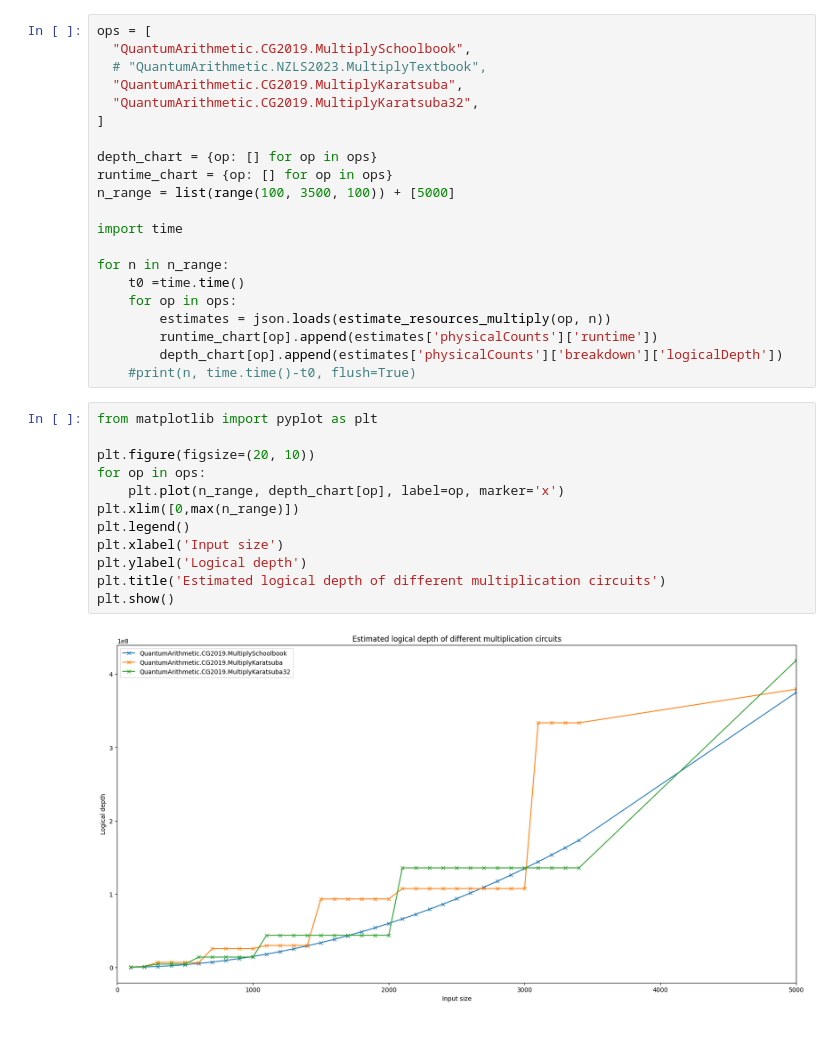
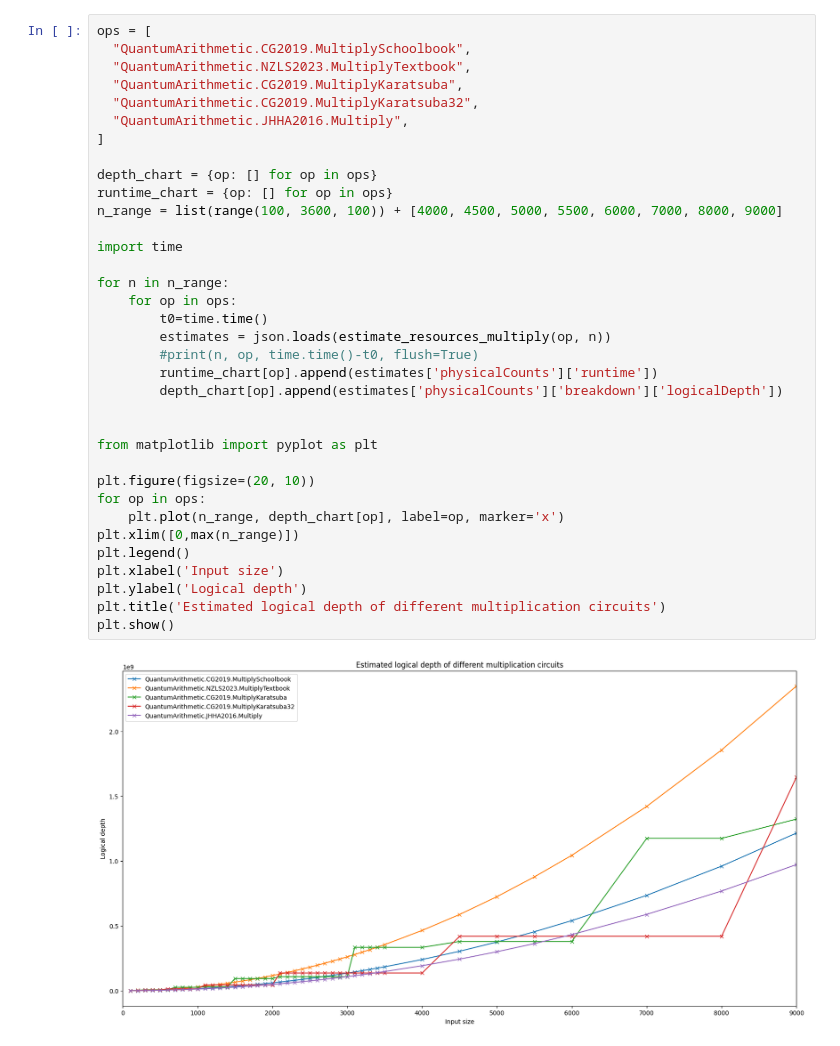
Before and after one commit to fedimser/quant-arith-re, a Jupyter notebook: resource_estimate/Resourse estimation for multipliers.ipynb, the cells around one changed output. Drawn from its saved outputs; the diff is of its cells as text.

```diff
--- a/resource_estimate/Resourse estimation for multipliers.ipynb
+++ b/resource_estimate/Resourse estimation for multipliers.ipynb
@@ -16,35 +16,37 @@ def estimate_resources_multiply(op, n):
 # %%
 ops = [
   "QuantumArithmetic.CG2019.MultiplySchoolbook",
-  # "QuantumArithmetic.NZLS2023.MultiplyTextbook",
+  "QuantumArithmetic.NZLS2023.MultiplyTextbook",
   "QuantumArithmetic.CG2019.MultiplyKaratsuba",
   "QuantumArithmetic.CG2019.MultiplyKaratsuba32",
+  "QuantumArithmetic.JHHA2016.Multiply",
 ]
 
 depth_chart = {op: [] for op in ops}
 runtime_chart = {op: [] for op in ops}
-n_range = list(range(100, 3500, 100)) + [5000]
+n_range = list(range(100, 3600, 100)) + [4000, 4500, 5000, 5500, 6000, 7000, 8000, 9000]
 
 import time
 
 for n in n_range:
-    t0 =time.time()
     for op in ops:
+        t0=time.time()
         estimates = json.loads(estimate_resources_multiply(op, n))
+        #print(n, op, time.time()-t0, flush=True)
         runtime_chart[op].append(estimates['physicalCounts']['runtime'])
         depth_chart[op].append(estimates['physicalCounts']['breakdown']['logicalDepth'])
-    #print(n, time.time()-t0, flush=True)
+
+
+from matplotlib import pyplot as plt
+
+plt.figure(figsize=(20, 10))
+for op in ops:
+    plt.plot(n_range, depth_chart[op], label=op, marker='x')
+plt.xlim([0,max(n_range)])
+plt.legend()
+plt.xlabel('Input size')
+plt.ylabel('Logical depth')
+plt.title('Estimated logical depth of different multiplication circuits')
+plt.show()
+# %% [output]
+[figure, added]
-# %%
-from matplotlib import pyplot as plt
-
-plt.figure(figsize=(20, 10))
-for op in ops:
-    plt.plot(n_range, depth_chart[op], label=op, marker='x')
-plt.xlim([0,max(n_range)])
-plt.legend()
-plt.xlabel('Input size')
-plt.ylabel('Logical depth')
-plt.title('Estimated logical depth of different multiplication circuits')
-plt.show()
-# %% [output]
-[figure, removed]
```
Also changed, not shown: parts of 1 cell of this notebook.
